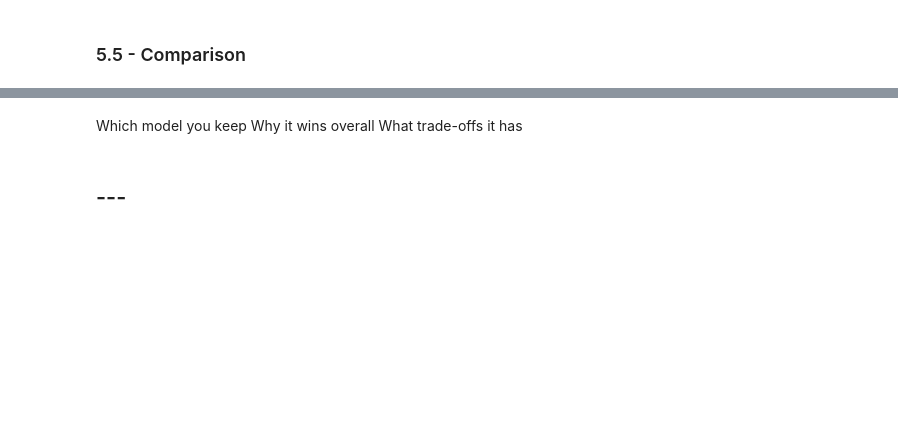
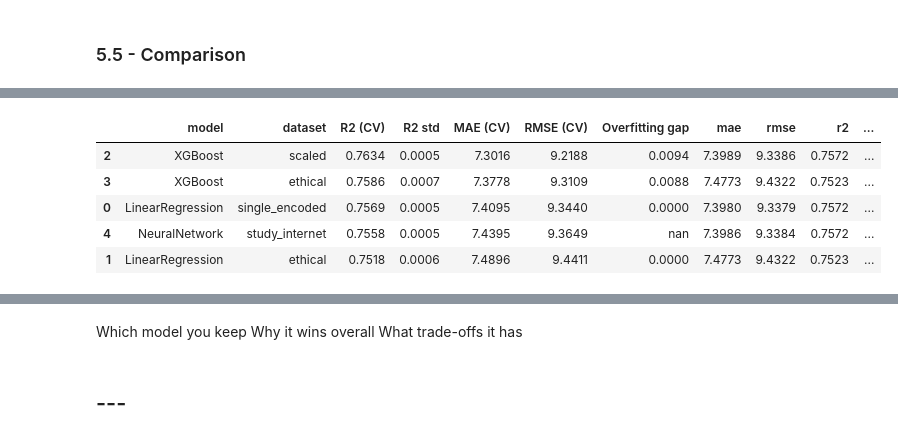
Before and after one commit to Muten-Roshi-Sama/MachineLearningLabs_4eiai40, a Jupyter notebook: Project2026/failure_prediction.ipynb, the cells around one changed output, grey strips where cells are left out. Drawn from its saved outputs; the diff is of its cells as text; code cells hidden in the pictures; blank space fills up the shorter version.

```diff
--- a/Project2026/failure_prediction.ipynb
+++ b/Project2026/failure_prediction.ipynb
@@ -2716,8 +2819,10 @@ print(multi_X[:, :5].mean(axis=0))
 #       -
 
 # Store values
+# final_datasets_LG = ["single_encoded", "ethical"]
+
 model_analysis["LinearRegression"] = {}
-model_analysis["LinearRegression"]["multi_encoded"] = (LG_comparison_df.loc["multi_encoded"].to_dict())
+model_analysis["LinearRegression"]["single_encoded"] = (LG_comparison_df.loc["single_encoded"].to_dict())
 model_analysis["LinearRegression"]["ethical"] = (LG_comparison_df.loc["ethical"].to_dict())
 # %%
 # IMPORTANT Note :
@@ -3221,8 +3356,9 @@ KeyError: 'single_encoded'
 # 9. Again
 
 # Store values
+# final_datasets_XGB = ["scaled", "ethical"]
 model_analysis["XGBoost"] = {}
-model_analysis["XGBoost"]["multi_encoded"] = (LG_comparison_df.loc["multi_encoded"].to_dict())
+model_analysis["XGBoost"]["scaled"] = (LG_comparison_df.loc["scaled"].to_dict())
 model_analysis["XGBoost"]["ethical"] = (LG_comparison_df.loc["ethical"].to_dict())
 # %% [markdown]
 ### 5.4 - Neural Network
@@ -3542,3 +3666,11 @@ Loaded : no_gender
 #
 #
 #
+
+
+
+# Store values
+final_datasets_NN = ["study_internet"]
+model_analysis["NeuralNetwork"] = {}
+model_analysis["NeuralNetwork"]["study_internet"] = (LG_comparison_df.loc["study_internet"].to_dict())
+# model_analysis["NeuralNetwork"]["ethical"] = (LG_comparison_df.loc["ethical"].to_dict())
@@ -3716,10 +4246,65 @@ Finished processing model family: NeuralNetwork_Binary
 # %%
-comparison_df = pd.DataFrame(model_analysis).T
+# Create comparison dataframe for plot
+rows = []
 
-# Best prediction
-comparison_df.sort_values("rmse")
-# Best at detecting failure
-comparison_df.sort_values("fail_recall", ascending=False)
-# Best generalization
-comparison_df.sort_values("gap")
+for model in ["LinearRegression", "XGBoost", "NeuralNetwork"]:
+
+    cv_block = model_analysis[f"{model}_CV"]
+    full_block = model_analysis[model]
+
+    for dataset in cv_block.keys():
+
+        row = {
+            "model": model,
+            "dataset": dataset
+        }
+
+        # CV metrics (selection)
+        row.update({
+            k: cv_block[dataset].get(k)
+            for k in [
+                "cv_r2_mean",
+                "cv_r2_std",
+                "cv_mae_mean",
+                "cv_rmse_mean",
+                "cv_gap"
+            ]
+        })
+
+        # full model metrics (analysis)
+        row.update(full_block[dataset])
+
+        rows.append(row)
+
+comparison_df = pd.DataFrame(rows)
+comparison_df = comparison_df.drop(columns=["error_by_range"], errors="ignore")
+
+# ---------------- MODEL RANKING (CLEAN + ROBUST) ----------------
+# Rename Columns
+pretty_names = {
+    "cv_r2_mean": "R2 (CV)",
+    "cv_r2_std": "R2 std",
+    "cv_mae_mean": "MAE (CV)",
+    "cv_rmse_mean": "RMSE (CV)",
+    "cv_gap": "Overfitting gap",
+    "fail_recall": "Fail Recall",
+    "accuracy": "Accuracy",
+    "false_positives": "FP",
+    "false_negatives": "FN",
+}
+
+best_models = comparison_df.sort_values("cv_r2_mean", ascending=False)
+display_df = best_models.rename(columns=pretty_names)
+numeric_cols_display = [
+    pretty_names.get(c, c) for c in numeric_cols
+]
+
+
+
+display(
+    display_df.style.format(
+        subset=numeric_cols_display,
+        formatter="{:.4f}"
+    )
+)
 # %% [output]
@@ -3726,0 +4311,6 @@ KeyError: 'rmse'
+|  | model | dataset | R2 (CV) | R2 std | MAE (CV) | RMSE (CV) | Overfitting gap | mae | rmse | r2 | ... |
+| 2 | XGBoost | scaled | 0.7634 | 0.0005 | 7.3016 | 9.2188 | 0.0094 | 7.3989 | 9.3386 | 0.7572 | ... |
+| 3 | XGBoost | ethical | 0.7586 | 0.0007 | 7.3778 | 9.3109 | 0.0088 | 7.4773 | 9.4322 | 0.7523 | ... |
+| 0 | LinearRegression | single_encoded | 0.7569 | 0.0005 | 7.4095 | 9.3440 | 0.0000 | 7.3980 | 9.3379 | 0.7572 | ... |
+| 4 | NeuralNetwork | study_internet | 0.7558 | 0.0005 | 7.4395 | 9.3649 | nan | 7.3986 | 9.3384 | 0.7572 | ... |
+| 1 | LinearRegression | ethical | 0.7518 | 0.0006 | 7.4896 | 9.4411 | 0.0000 | 7.4773 | 9.4322 | 0.7523 | ... |
```
Also changed, not shown: parts of 39 cells of this notebook, 1 other file.
